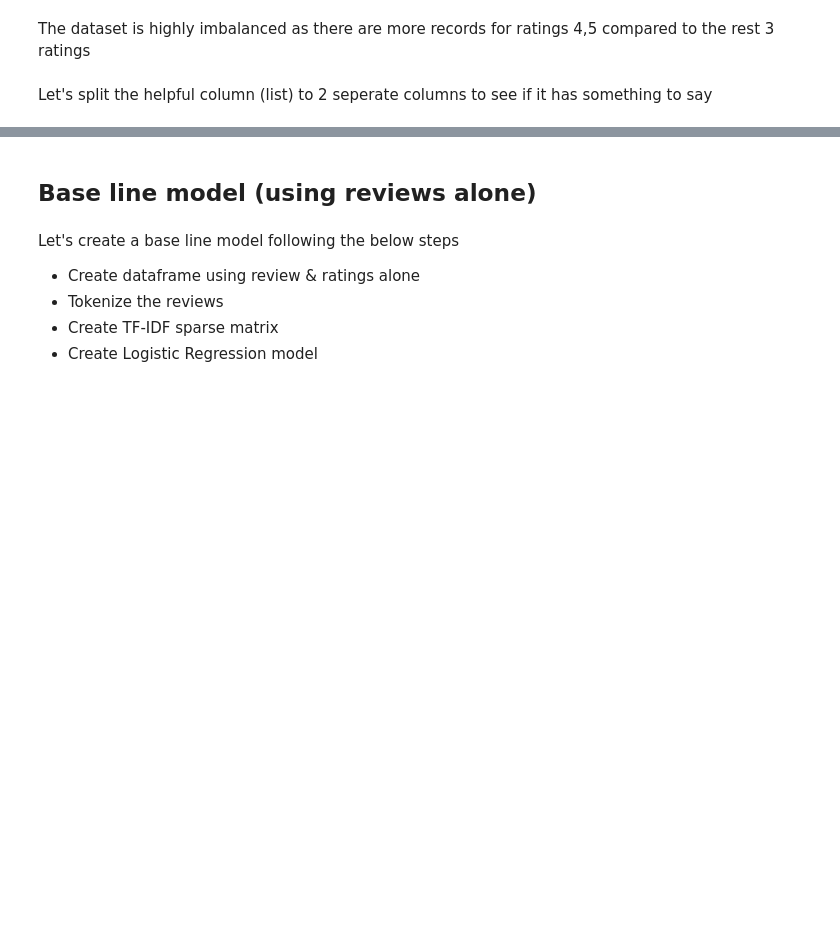
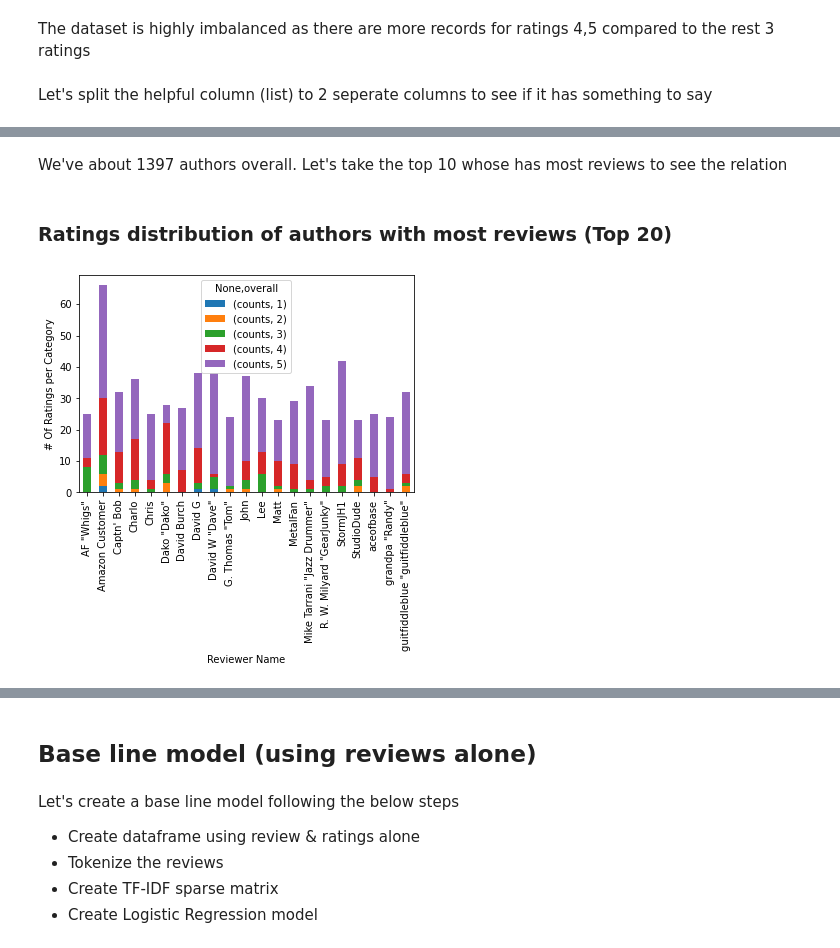
Before and after one commit to SaiPavanKumarB/Music-Review-Ratings-Prediction, a Jupyter notebook: Sri_Music_Ratings_Prediction_By_Reviews.ipynb, the cells around one changed output, grey strips where cells are left out. Saved outputs shown, nothing was run; the diff lists cells and outputs as text; code cells hidden in the pictures; blank space fills up the shorter version.

```diff
--- a/Sri_Music_Ratings_Prediction_By_Reviews.ipynb
+++ b/Sri_Music_Ratings_Prediction_By_Reviews.ipynb
@@ -77,0 +123,19 @@ df[['helpful_1','helpful_2']] = pd.DataFrame(df['helpful'].to_list())
+# %% [markdown]
+We've about 1397 authors overall. Let's take the top 10 whose has most reviews to see the relation
+# %% [markdown]
+### Ratings distribution of authors with most reviews (Top 20)
+# %%
+temp = pd.DataFrame(df['reviewerName'].value_counts()).reset_index()[:21]
+
+temp2 = pd.DataFrame()
+for i in temp['index']:
+  subset = pd.DataFrame(df[df['reviewerName']==i][['reviewerName','overall']])
+  temp2 = temp2.append(subset)
+temp3 = pd.DataFrame(temp2.groupby(['reviewerName','overall']).size().reset_index(name='counts'))
+temp4 = temp3.pivot(columns='overall',index='reviewerName').fillna(0)
+temp4.plot(kind='bar',stacked=True,legend=True)
+plt.xlabel('Reviewer Name')
+plt.ylabel('# Of Ratings per Category')
+plt.show()
+# %% [output]
+[figure, added]
```
Also changed, not shown: parts of 17 cells of this notebook.
